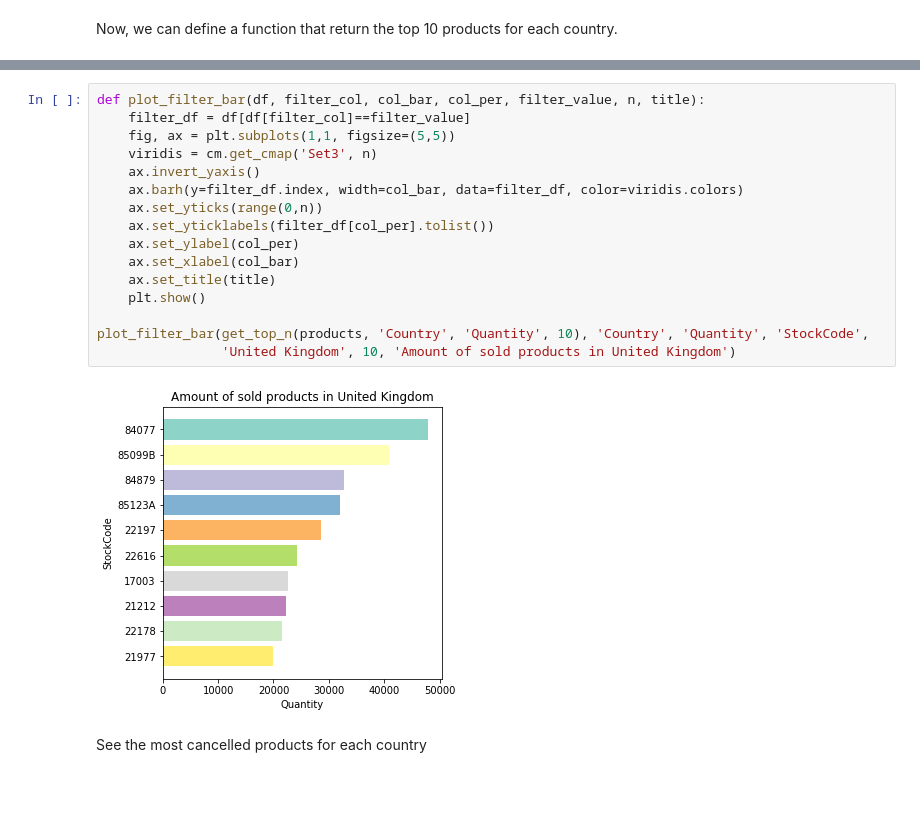
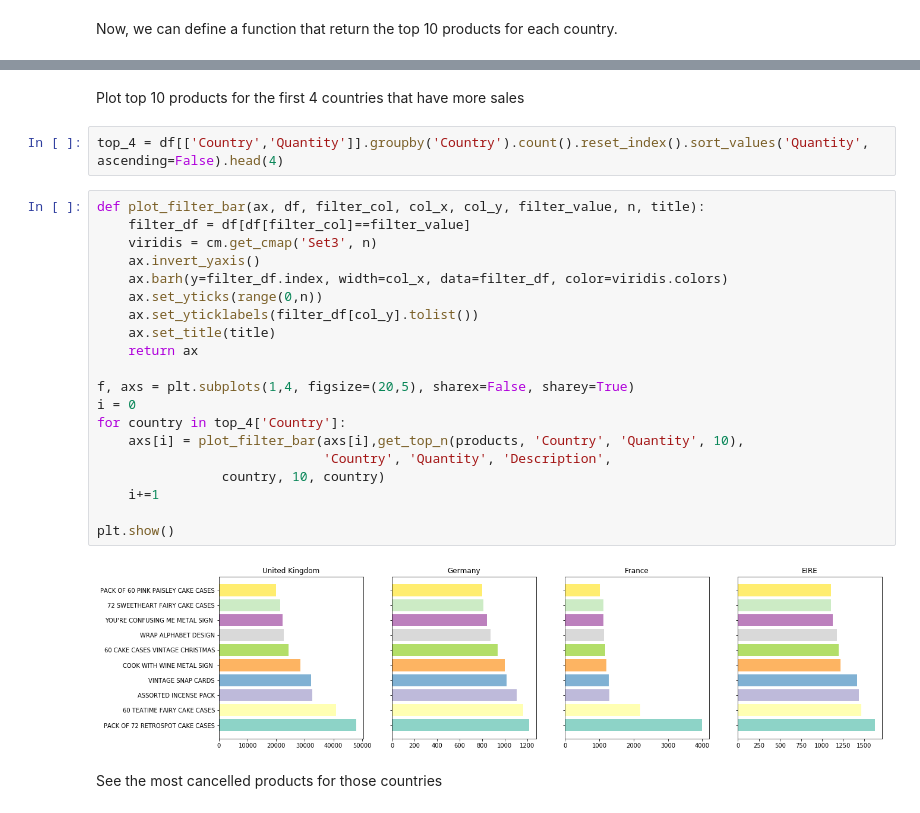
Before and after one commit to rootstrap/datasciene-ecommerce, a Jupyter notebook: data_exploration.ipynb, the cells around one changed output, grey strips where cells are left out. Drawn from its saved outputs; the diff is of its cells as text.

Commit message:
fixed graphs

```diff
--- a/data_exploration.ipynb
+++ b/data_exploration.ipynb
@@ -259,24 +259,32 @@ get_top_n(products, 'Country', 'Quantity', 10)
 | 9 | 10636 | 22890 | Bahrain | NOVELTY BISCUITS CAKE STAND 3 TIER | 6 |
 369 rows × 5 columns
+# %% [markdown]
+Plot top 10 products for the first 4 countries that have more sales
+# %%
+top_4 = df[['Country','Quantity']].groupby('Country').count().reset_index().sort_values('Quantity', ascending=False).head(4)
 # %%
-def plot_filter_bar(df, filter_col, col_bar, col_per, filter_value, n, title):
+def plot_filter_bar(ax, df, filter_col, col_x, col_y, filter_value, n, title):
     filter_df = df[df[filter_col]==filter_value]
-    fig, ax = plt.subplots(1,1, figsize=(5,5))
     viridis = cm.get_cmap('Set3', n)
     ax.invert_yaxis()
-    ax.barh(y=filter_df.index, width=col_bar, data=filter_df, color=viridis.colors)
+    ax.barh(y=filter_df.index, width=col_x, data=filter_df, color=viridis.colors)
     ax.set_yticks(range(0,n))
-    ax.set_yticklabels(filter_df[col_per].tolist())
-    ax.set_ylabel(col_per)
-    ax.set_xlabel(col_bar)
+    ax.set_yticklabels(filter_df[col_y].tolist())
     ax.set_title(title)
-    plt.show()
+    return ax
 
-plot_filter_bar(get_top_n(products, 'Country', 'Quantity', 10), 'Country', 'Quantity', 'StockCode',
-                'United Kingdom', 10, 'Amount of sold products in United Kingdom')
+f, axs = plt.subplots(1,4, figsize=(20,5), sharex=False, sharey=True)
+i = 0
+for country in top_4['Country']:
+    axs[i] = plot_filter_bar(axs[i],get_top_n(products, 'Country', 'Quantity', 10),
+                             'Country', 'Quantity', 'Description',
+                country, 10, country)
+    i+=1
+
+plt.show()
 # %% [output]
-[figure, old version]
+[figure, new version]
 # %% [markdown]
-See the most cancelled products for each country
+See the most cancelled products for those countries
 # %%
 df['cancelled'] = df['InvoiceNo'].str.startswith('C').astype('int32')
```
Also changed, not shown: parts of 2 cells of this notebook.
